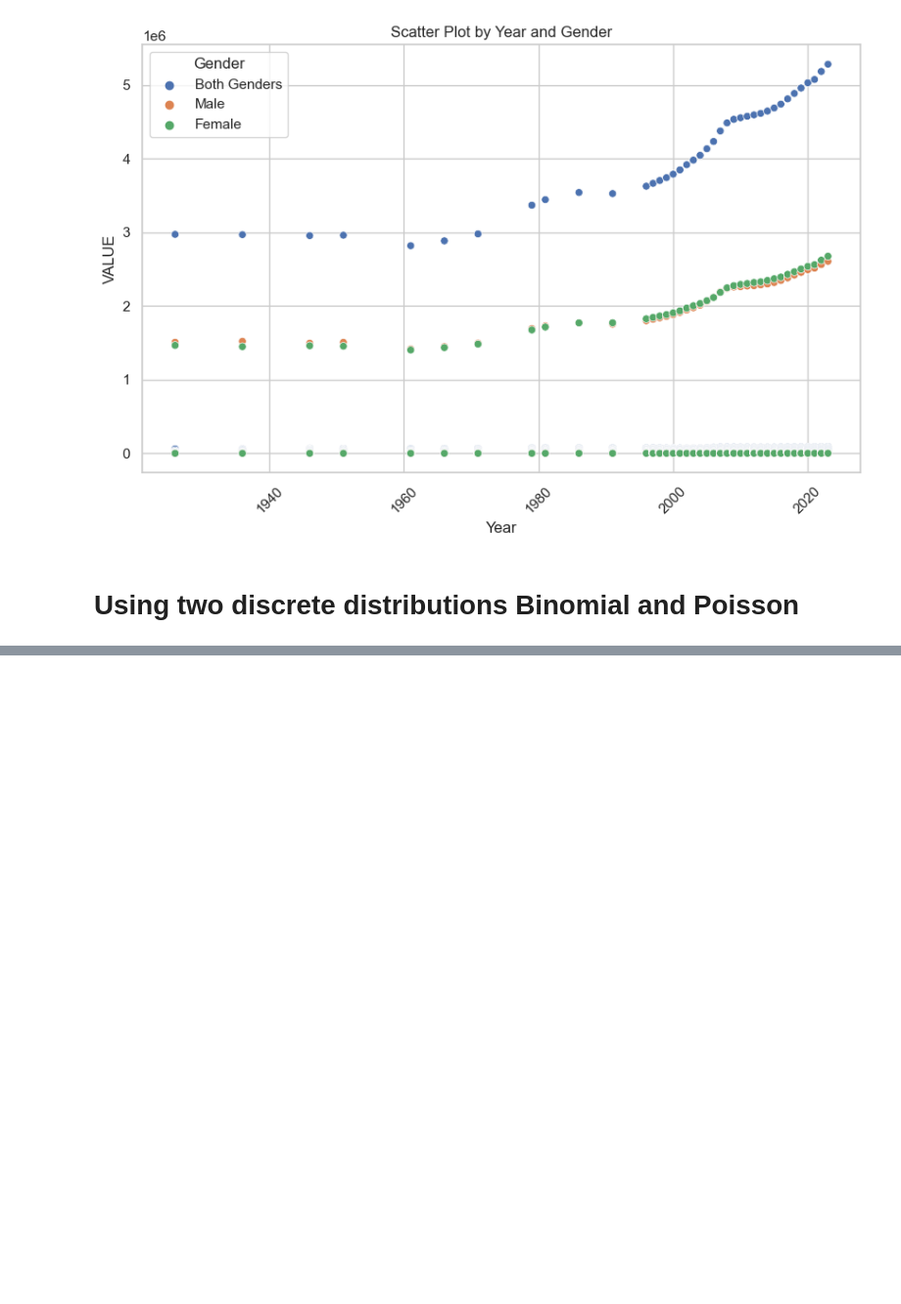
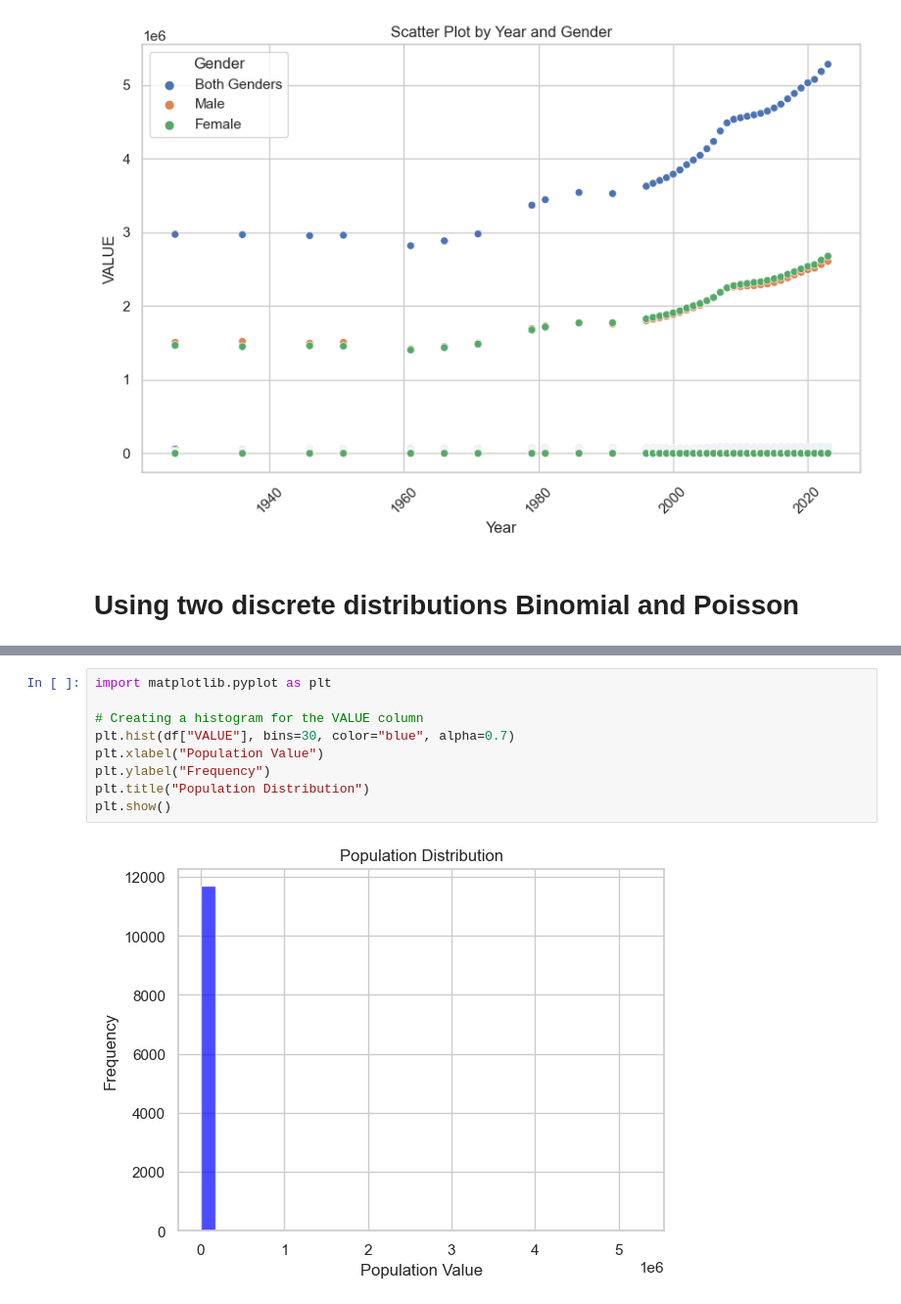
Before and after one commit to kalyanicct/DA-CA1, a Jupyter notebook: population.ipynb, the cells around one changed output, grey strips where cells are left out. Shown at 98% size. Drawn from its saved outputs; the diff is of its cells as text; blank space fills up the shorter version.

```diff
--- a/population.ipynb
+++ b/population.ipynb
@@ -238,0 +239,11 @@ summary_stats
+# %%
+import matplotlib.pyplot as plt
+
+# Creating a histogram for the VALUE column
+plt.hist(df["VALUE"], bins=30, color="blue", alpha=0.7)
+plt.xlabel("Population Value")
+plt.ylabel("Frequency")
+plt.title("Population Distribution")
+plt.show()
+# %% [output]
+[figure, added]
```
Also changed, not shown: parts of 25 cells of this notebook.
